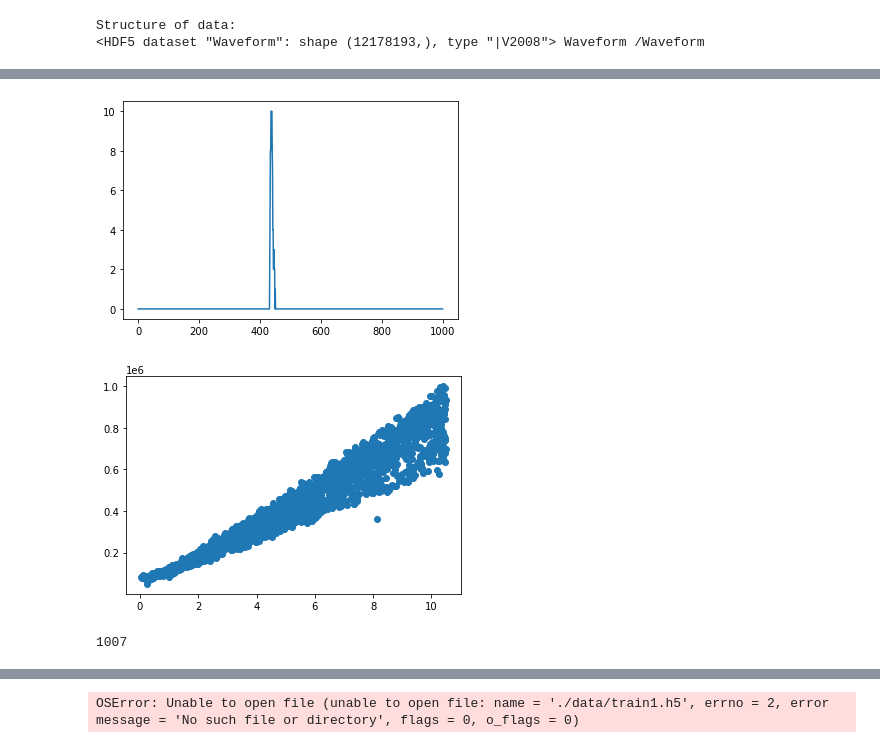
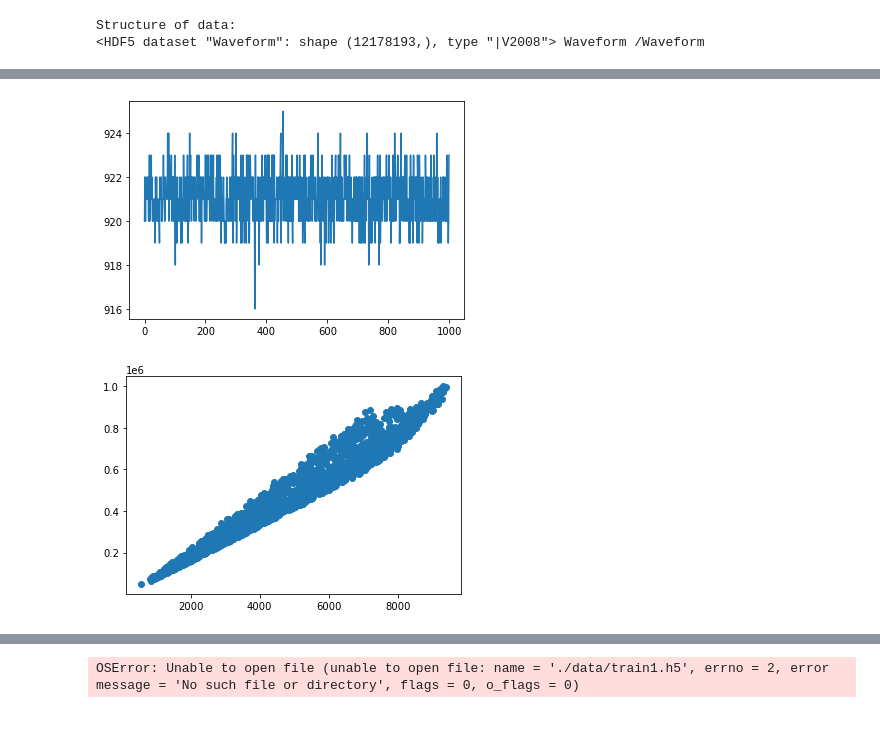
Before and after one commit to haimengzhao/juno-reconstruction, a Jupyter notebook: model.ipynb, the cells around one changed output, grey strips where cells are left out. Saved outputs shown, nothing was run; the diff lists cells and outputs as text; code cells hidden in the pictures.

```diff
--- a/model.ipynb
+++ b/model.ipynb
@@ -59,8 +92,8 @@ invTrainWF = np.where(trainWF['Waveform'] < 918, 918-trainWF['Waveform'], 0)
 # %%
-plt.plot(range(1000), invTrainWF[3085225])
+plt.plot(trainWF['Waveform'][992])
 plt.show()
 # %% [output]
-[figure, old version]
+[figure, new version]
 # %%
 # thres = 300
 intWF = np.empty(2000)
@@ -78,12 +111,8 @@ for index, arr in enumerate(tqdm(np.split(invTrainWF, j_tru[1:-1]))):
     # intWF = np.append(intWF, np.sum(filtered)-numFiltered*thres)
     intWF[index] = np.sum(arr)
 # %%
-plt.scatter(trainPT['p'], intWF)
+plt.scatter(numPET, intWF)
 #plt.plot(trainPT[:, -2], numPEW*4)
 plt.show()
 # %% [output]
-[figure, old version]
+[figure, new version]
-# %%
-np.argmax(np.abs(trainPT[:, -2]-8.09464696)<0.001)
-# %% [output]
-1007
```
Also changed, not shown: parts of 18 cells of this notebook, 1 other file.
